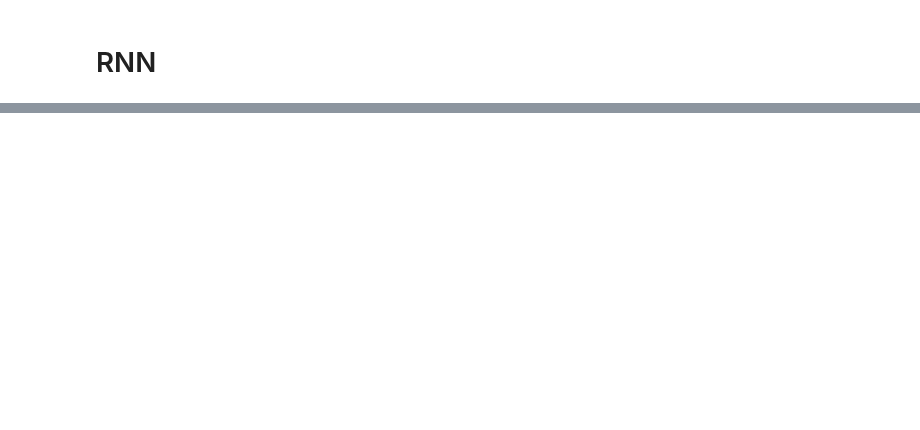
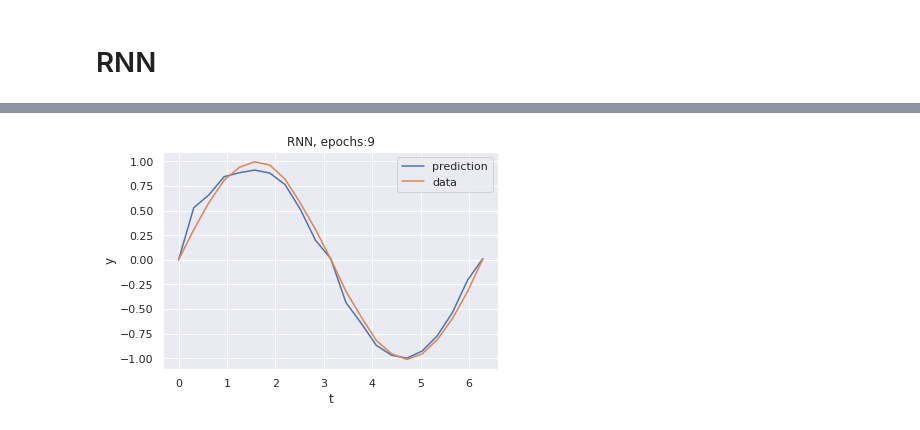
Before and after one commit to joaomvg/machine-learning-algorithms, a Jupyter notebook: RNN.ipynb, the cells around one changed output, grey strips where cells are left out. Cells and saved outputs as stored; diff of their text form; code cells hidden in the pictures; blank space fills up the shorter version.

Commit message:
rnn training

```diff
--- a/RNN.ipynb
+++ b/RNN.ipynb
@@ -65,0 +178,2 @@ array([[1.37337956, 1.01521487, 1.29233821],
+# %%
+train(seqs,targets,rnn,loss,opt,3)
@@ -65,0 +186,25 @@ array([[1.37337956, 1.01521487, 1.29233821],
+# %%
+import seaborn as sns
+sns.set()
+# %%
+xs=np.concatenate(xs)
+# %%
+data=np.array([])
+for seq in seqs:
+    data=np.concatenate([data,seq[:,0]])
+
+y_pred=np.array([])
+for seq in seqs:
+    y=rnn(seq)
+    y_pred=np.concatenate([y_pred,y[:,0]])
+# %%
+plt.plot(xs[:21],y_pred[:21],label='prediction')
+plt.plot(xs[:21],data[:21],label='data')
+plt.legend()
+plt.title('RNN, epochs:{}'.format(9))
+plt.xlabel('t')
+plt.ylabel('y')
+#plt.savefig('RNN_9epochs.png')
+plt.show()
+# %% [output]
+[figure, added]
```
Also changed, not shown: parts of 21 cells of this notebook, 2 other files.
